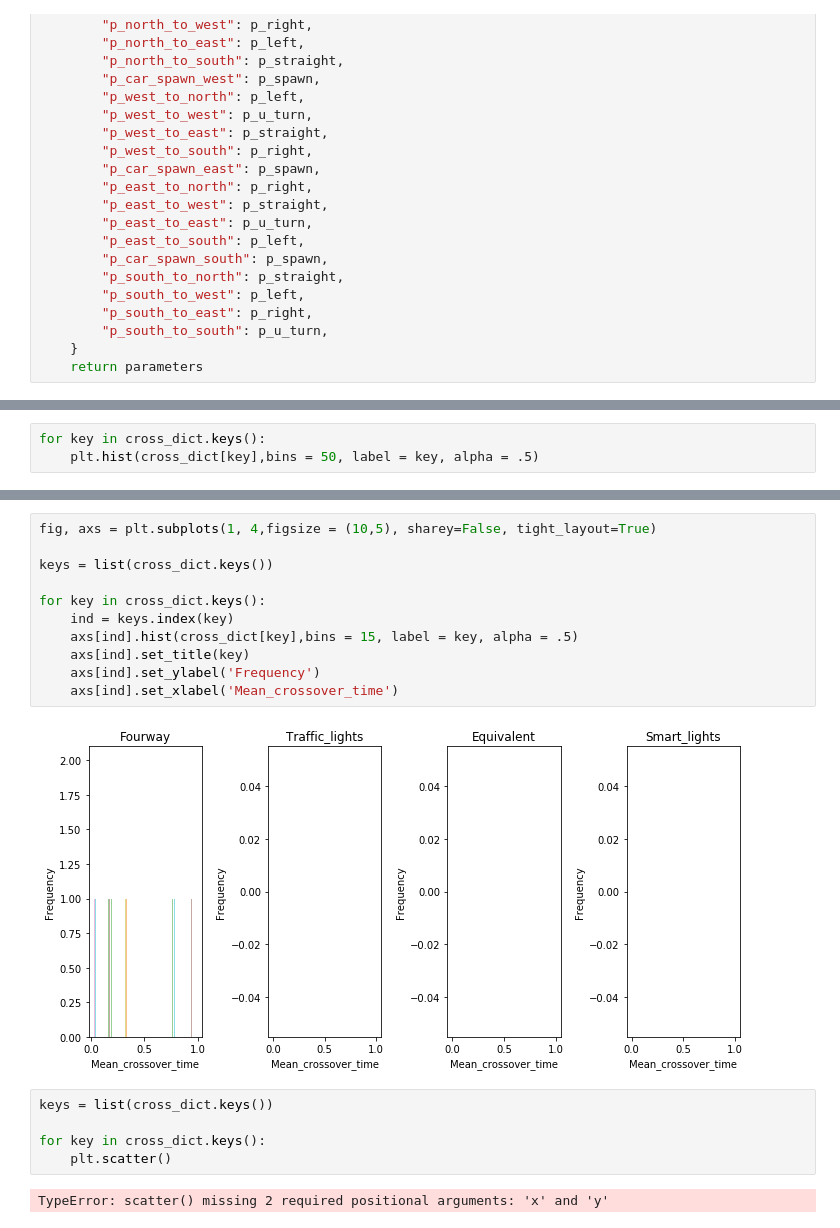
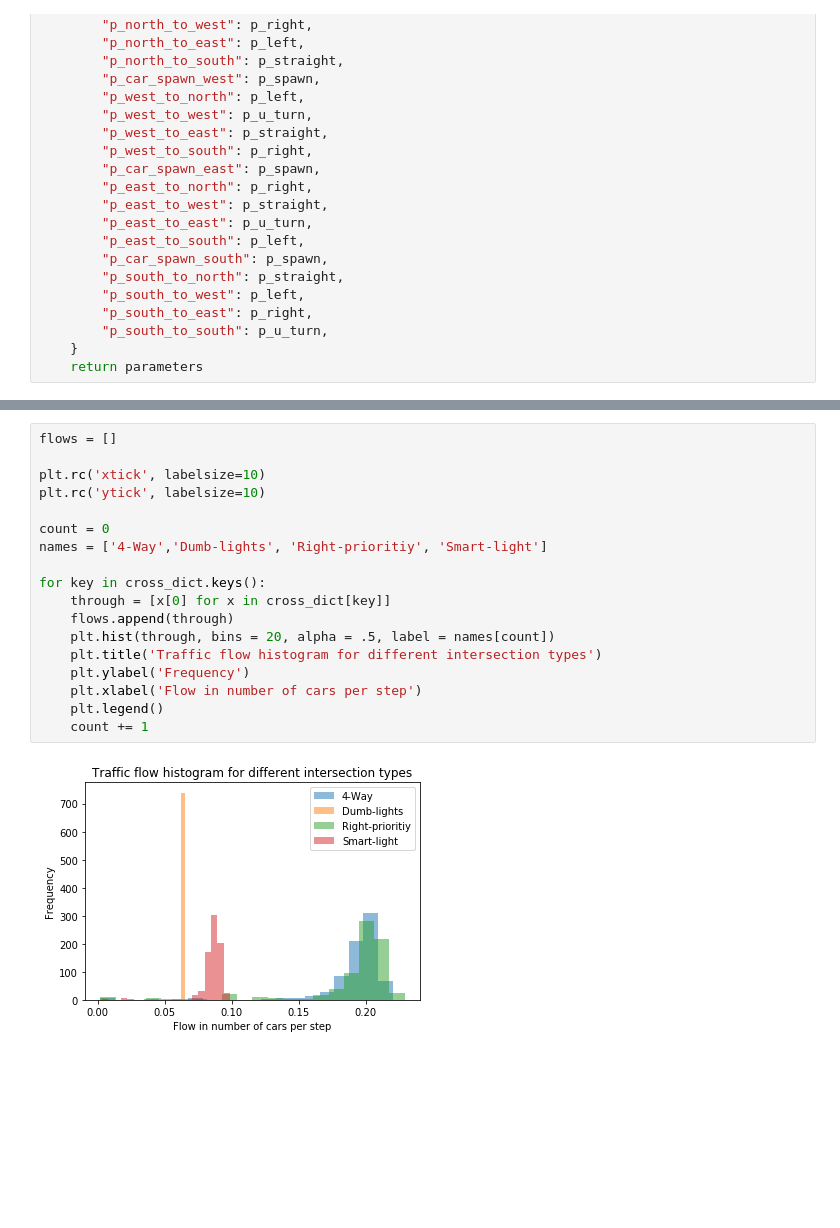
Before and after one commit to r-hoffmann/agent-based-modelling, a Jupyter notebook: Plots with CIs.ipynb, the cells around one changed output, grey strips where cells are left out. Drawn from its saved outputs; the diff is of its cells as text; blank space fills up the shorter version.

Commit message:
Hists and p_value maps

```diff
--- a/Plots with CIs.ipynb
+++ b/Plots with CIs.ipynb
@@ -124,3 +111,0 @@ plt.show()
-# %%
-for key in cross_dict.keys():
-    plt.hist(cross_dict[key],bins = 50, label = key, alpha = .5)
@@ -129,20 +112,20 @@ for key in cross_dict.keys():
-# %%
-fig, axs = plt.subplots(1, 4,figsize = (10,5), sharey=False, tight_layout=True)
-
-keys = list(cross_dict.keys())
-
-for key in cross_dict.keys():
-    ind = keys.index(key)
-    axs[ind].hist(cross_dict[key],bins = 15, label = key, alpha = .5)
-    axs[ind].set_title(key)
-    axs[ind].set_ylabel('Frequency')
-    axs[ind].set_xlabel('Mean_crossover_time')
-# %% [output]
-[figure, removed]
-# %%
-keys = list(cross_dict.keys())
-
-for key in cross_dict.keys():
-    plt.scatter()
-# %% [output]
-TypeError: scatter() missing 2 required positional arguments: 'x' and 'y'
+# %%
+flows = []
+
+plt.rc('xtick', labelsize=10)
+plt.rc('ytick', labelsize=10)
+
+count = 0
+names = ['4-Way','Dumb-lights', 'Right-prioritiy', 'Smart-light']
+
+for key in cross_dict.keys():
+    through = [x[0] for x in cross_dict[key]]
+    flows.append(through)
+    plt.hist(through, bins = 20, alpha = .5, label = names[count])
+    plt.title('Traffic flow histogram for different intersection types')
+    plt.ylabel('Frequency')
+    plt.xlabel('Flow in number of cars per step')
+    plt.legend()
+    count += 1
+# %% [output]
+[figure, added]
```
Also changed, not shown: parts of 11 cells of this notebook.
